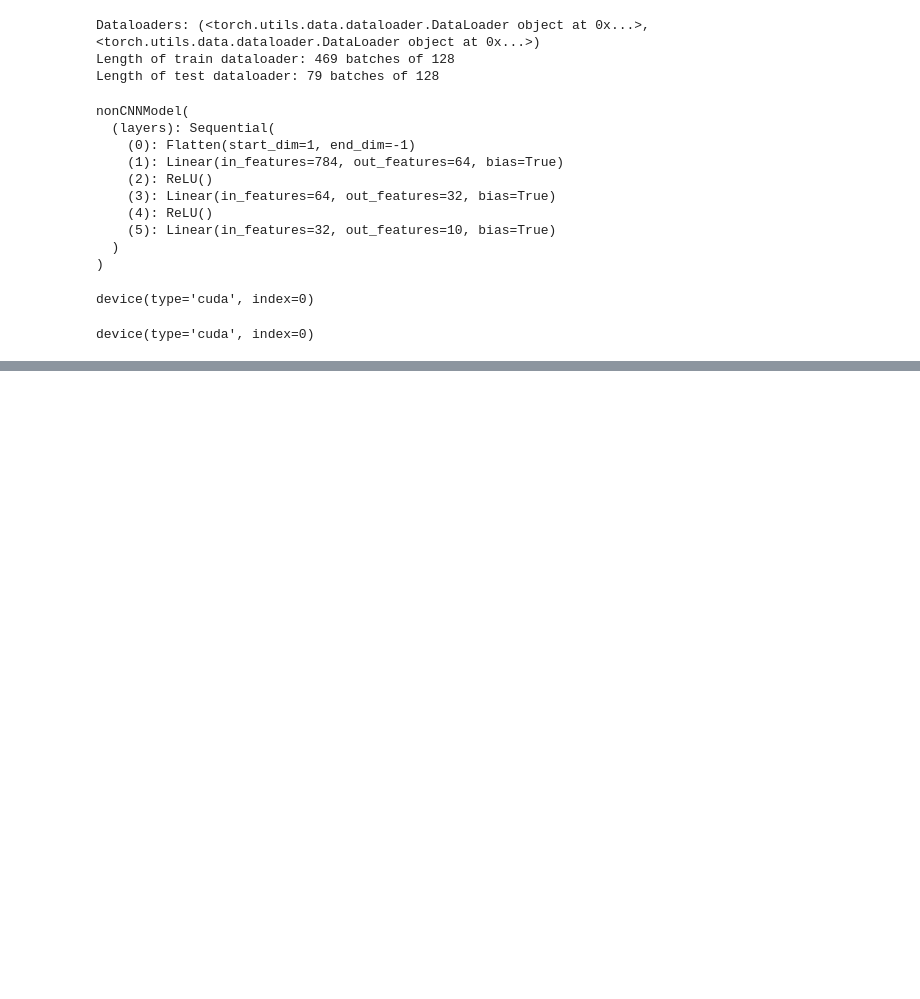
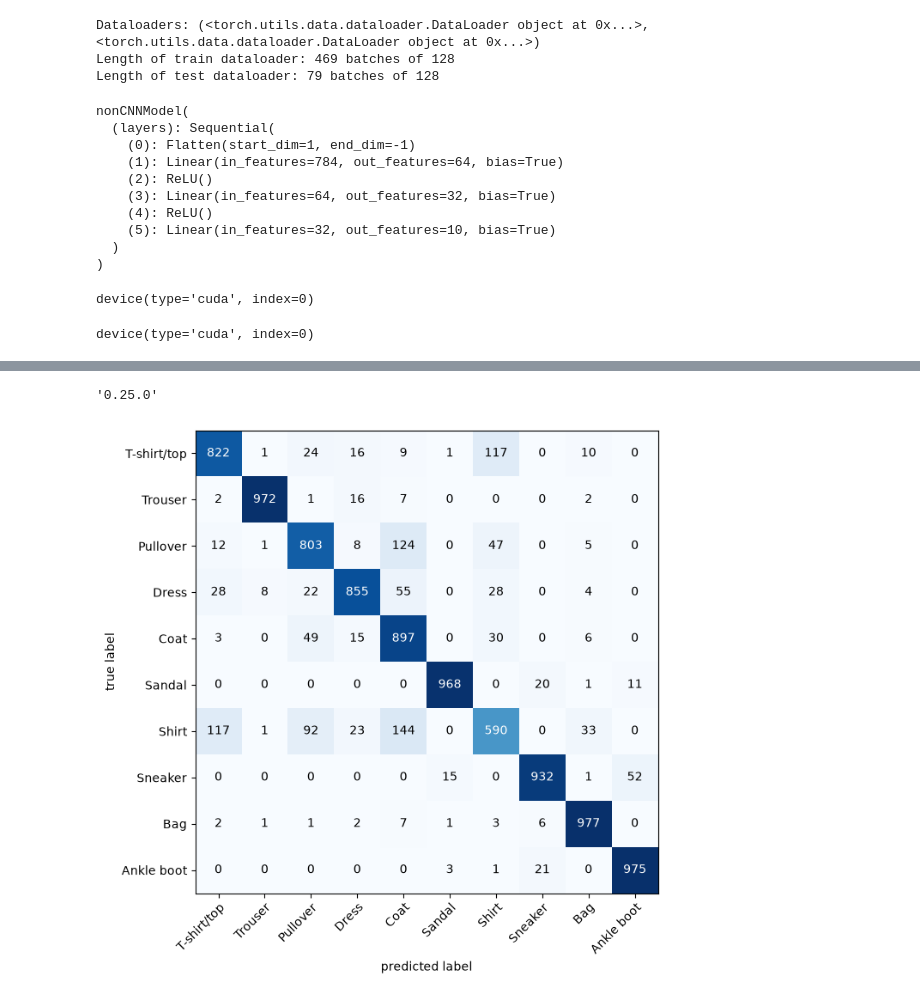
Before and after one commit to keljorden/deepLearning, a Jupyter notebook: vision.ipynb, the cells around one changed output, grey strips where cells are left out. Cells and saved outputs as stored; diff of their text form; code cells hidden in the pictures; blank space fills up the shorter version.

Commit message:
fixed where cnn model wasent trained at all, also trainde a new model on gpu and plot bot cpu and gpu models confusion matrix

```diff
--- a/vision.ipynb
+++ b/vision.ipynb
@@ -425,0 +400,11 @@ def eval_cnn(model: torch.nn.Module, data_loader: torch.utils.data.DataLoader, l
+# %%
+device = 'cpu'
+accuracy = Accuracy(task = 'multiclass', num_classes = len(class_name)).to(device)
+
+cnn_model = cnnModel(input_shape = 1, no_of_kernels = 10, output_shape = len(class_name)).to(device)
+
+loss_fn = torch.nn.CrossEntropyLoss()
+optimizer = torch.optim.SGD(params = cnn_model.parameters(), lr = 0.01)
+
+print(cnn_model)
+next(cnn_model.parameters()).device, accuracy.device
@@ -464,0 +543,19 @@ Train time on cuda: 231.856 seconds
+# %%
+y_preds = []
+cnn_model.eval()
+with torch.inference_mode():
+  for X, y in test_dataloader:
+
+    X, y = X.to('cpu'), y.to('cpu')
+
+    y_logit = cnn_model(X)
+
+    y_pred = torch.softmax(y_logit, dim=1).argmax(dim=1)
+
+    y_preds.append(y_pred)
+y_pred_tensor = torch.cat(y_preds)
+# %%
+import mlxtend
+mlxtend.__version__
+# %% [output]
+'0.25.0'
@@ -464,0 +565,11 @@ Train time on cuda: 231.856 seconds
+# %%
+cm = ConfusionMatrix(task  ='multiclass', num_classes = len(class_name))
+cm_tenors = cm(y_pred_tensor, test_data.targets)
+
+fig, ax = plot_confusion_matrix(
+    conf_mat=cm_tenors.numpy(),
+    class_names=class_name,
+    figsize=(10, 7)
+)
+# %% [output]
+[figure, added]
```
Also changed, not shown: parts of 13 cells of this notebook.
